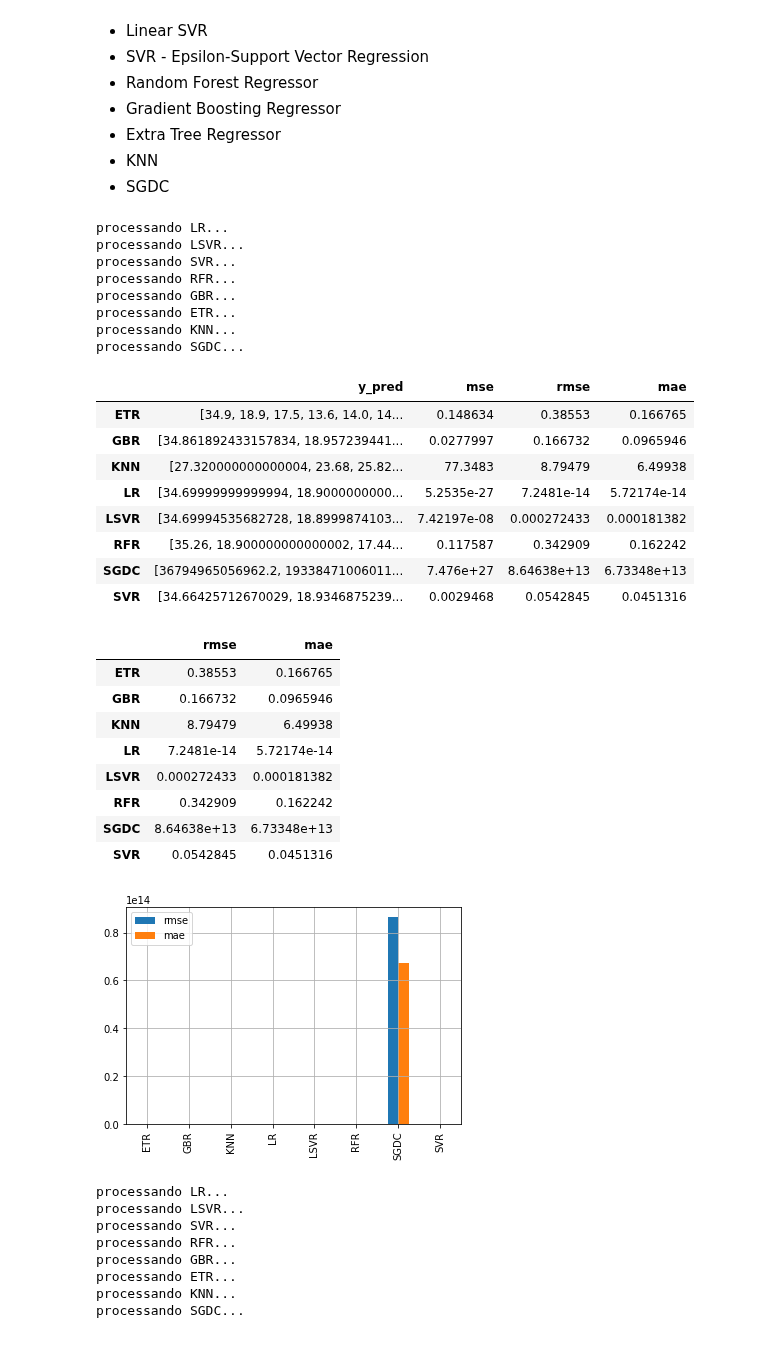
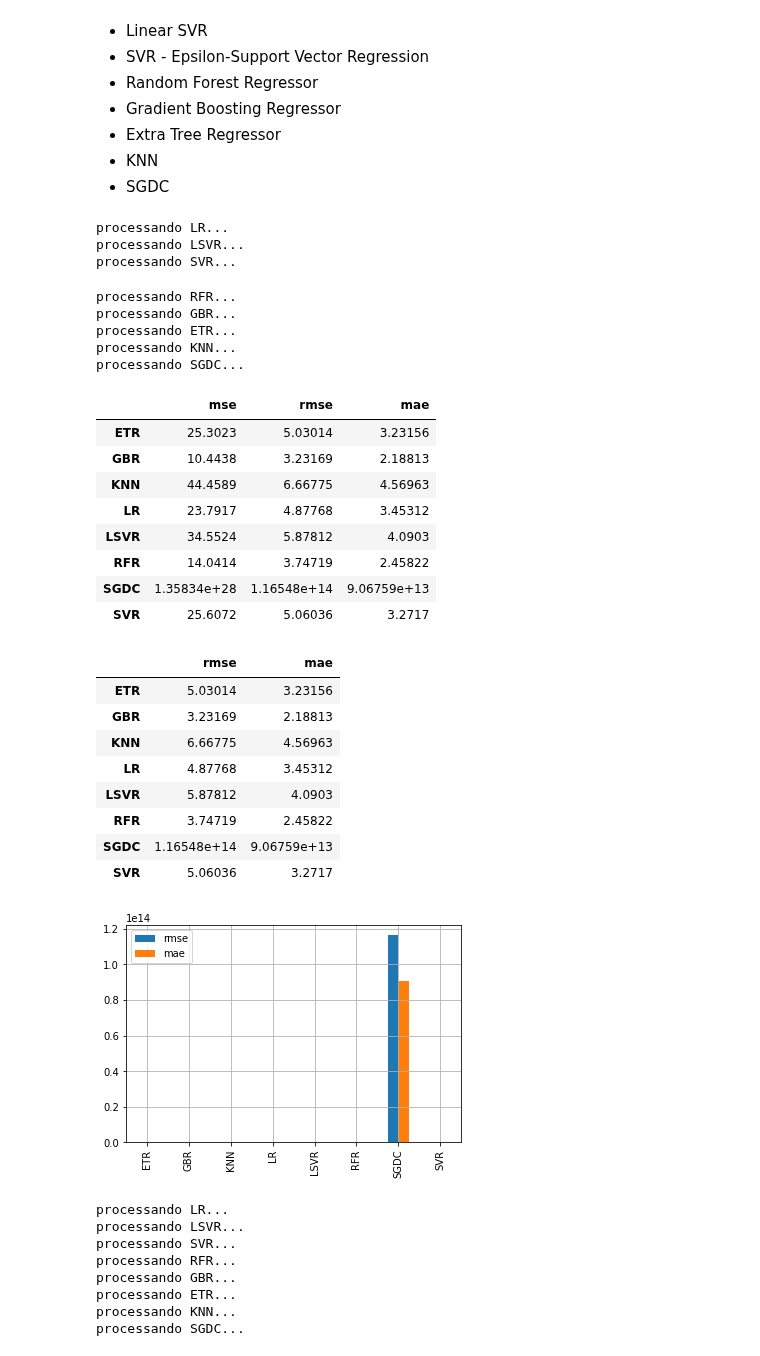
Before and after one commit to ciencia-de-dados-pratica/GEAM, a Jupyter notebook: 005/boston_housing.ipynb, the cells around one changed output. Saved outputs shown, nothing was run; the diff lists cells and outputs as text; code cells hidden in the pictures.

```diff
--- a/005/boston_housing.ipynb
+++ b/005/boston_housing.ipynb
@@ -56,3 +55 @@ X.resize( (506, 14), refcheck=False )
-# %%
-X[:,13] = y
 # %%
@@ -145,42 +155,42 @@ for key in resultados:
 processando LR...
 processando LSVR...
 processando SVR...
-processando RFR...
-processando GBR...
-processando ETR...
-processando KNN...
-processando SGDC...
+processando RFR...
+processando GBR...
+processando ETR...
+processando KNN...
+processando SGDC...
 # %%
 df = pd.DataFrame(resultados)
-df.T[['y_pred','mse','rmse','mae']]
+df.T[['mse','rmse','mae']]
 # %% [output]
-|  | y_pred | mse | rmse | mae |
-| ETR | [34.9, 18.9, 17.5, 13.6, 14.0, 14... | 0.148634 | 0.38553 | 0.166765 |
-| GBR | [34.861892433157834, 18.957239441... | 0.0277997 | 0.166732 | 0.0965946 |
-| KNN | [27.320000000000004, 23.68, 25.82... | 77.3483 | 8.79479 | 6.49938 |
-| LR | [34.69999999999994, 18.9000000000... | 5.2535e-27 | 7.2481e-14 | 5.72174e-14 |
-| LSVR | [34.69994535682728, 18.8999874103... | 7.42197e-08 | 0.000272433 | 0.000181382 |
-| RFR | [35.26, 18.900000000000002, 17.44... | 0.117587 | 0.342909 | 0.162242 |
-| SGDC | [36794965056962.2, 19338471006011... | 7.476e+27 | 8.64638e+13 | 6.73348e+13 |
-| SVR | [34.66425712670029, 18.9346875239... | 0.0029468 | 0.0542845 | 0.0451316 |
+|  | mse | rmse | mae |
+| ETR | 25.3023 | 5.03014 | 3.23156 |
+| GBR | 10.4438 | 3.23169 | 2.18813 |
+| KNN | 44.4589 | 6.66775 | 4.56963 |
+| LR | 23.7917 | 4.87768 | 3.45312 |
+| LSVR | 34.5524 | 5.87812 | 4.0903 |
+| RFR | 14.0414 | 3.74719 | 2.45822 |
+| SGDC | 1.35834e+28 | 1.16548e+14 | 9.06759e+13 |
+| SVR | 25.6072 | 5.06036 | 3.2717 |
 # %%
 df_T = df.transpose()
 df_T = df_T[ ['rmse','mae'] ]
 df_T
 # %% [output]
 |  | rmse | mae |
-| ETR | 0.38553 | 0.166765 |
-| GBR | 0.166732 | 0.0965946 |
-| KNN | 8.79479 | 6.49938 |
-| LR | 7.2481e-14 | 5.72174e-14 |
-| LSVR | 0.000272433 | 0.000181382 |
-| RFR | 0.342909 | 0.162242 |
-| SGDC | 8.64638e+13 | 6.73348e+13 |
-| SVR | 0.0542845 | 0.0451316 |
+| ETR | 5.03014 | 3.23156 |
+| GBR | 3.23169 | 2.18813 |
+| KNN | 6.66775 | 4.56963 |
+| LR | 4.87768 | 3.45312 |
+| LSVR | 5.87812 | 4.0903 |
+| RFR | 3.74719 | 2.45822 |
+| SGDC | 1.16548e+14 | 9.06759e+13 |
+| SVR | 5.06036 | 3.2717 |
 # %%
 df_T.plot(kind='bar', grid=True);
 # %% [output]
-[figure, old version]
+[figure, new version]
 # %%
 norm = Normalizer()
 std = StandardScaler()
```
Also changed, not shown: parts of 12 cells of this notebook.
